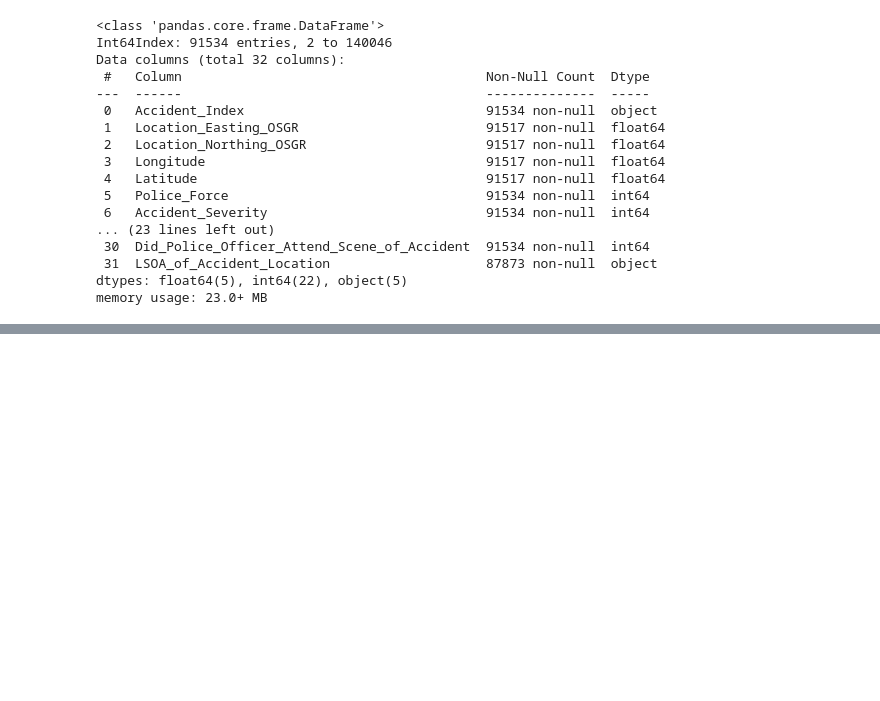
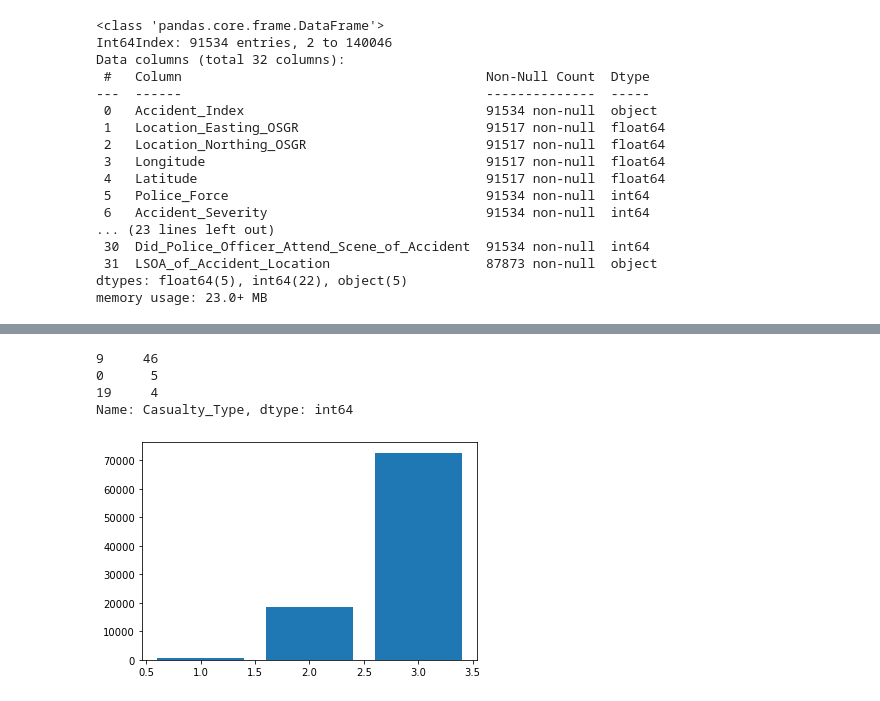
Before and after one commit to kellyroddy/cycling-accidents, a Jupyter notebook: Road safety data project.ipynb, the cells around one changed output, grey strips where cells are left out. Drawn from its saved outputs; the diff is of its cells as text; code cells hidden in the pictures; blank space fills up the shorter version.

Commit message:
Univariate analysis and casualties data import

```diff
--- a/Road safety data project.ipynb
+++ b/Road safety data project.ipynb
@@ -79,0 +95,10 @@ cycle_accidents.describe()
+# %%
+# Accidents that involved pedal cycle but casualty was not cyclist
+references = cycles['Vehicle_Reference']
+other_casualties = casualties[~casualties['Vehicle_Reference'].isin(references)]
+other_casualties['Casualty_Type'].value_counts()
+# %% [output]
+9     46
+0      5
+19     4
+Name: Casualty_Type, dtype: int64
@@ -79,0 +108,6 @@ cycle_accidents.describe()
+# %%
+var1 = cycle_accidents['Accident_Severity'].value_counts().reset_index()
+plt.bar(var1['index'], var1['Accident_Severity'])
+plt.show()
+# %% [output]
+[figure, added]
```
Also changed, not shown: parts of 7 cells of this notebook.
